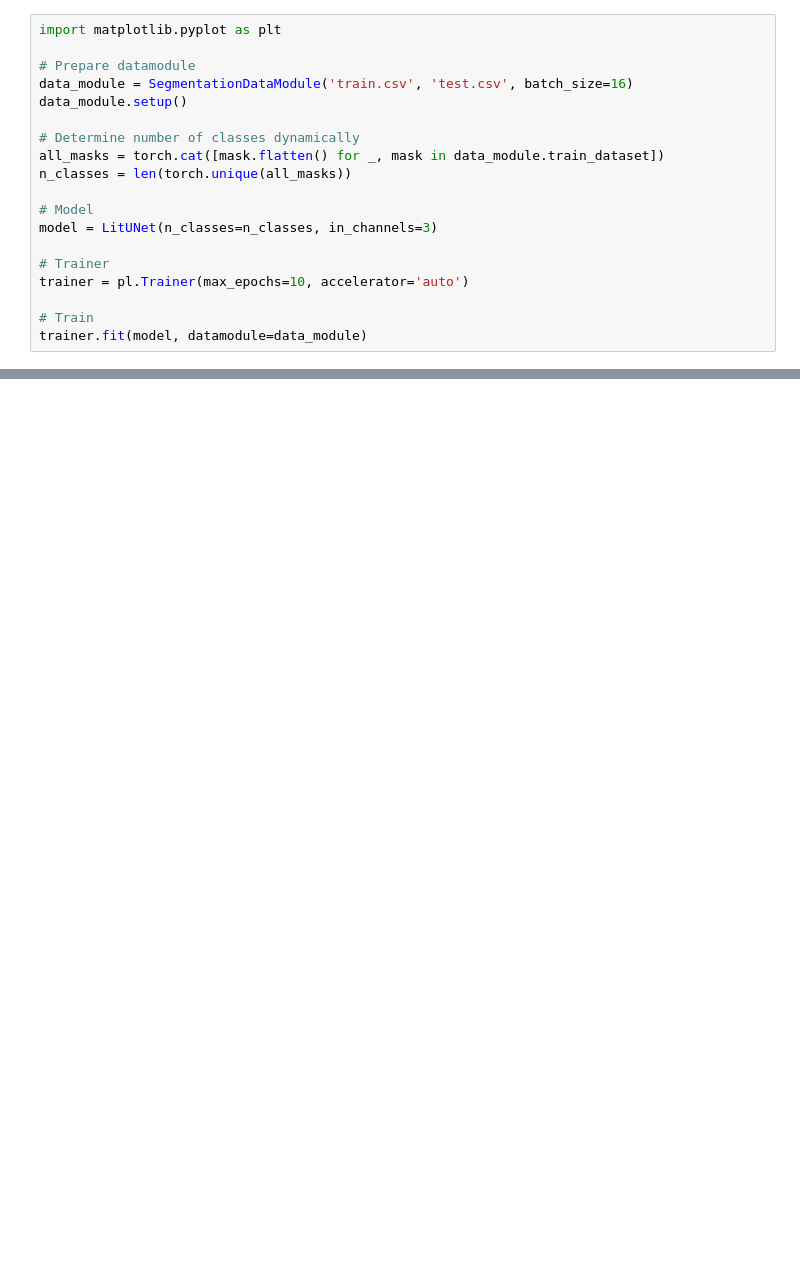
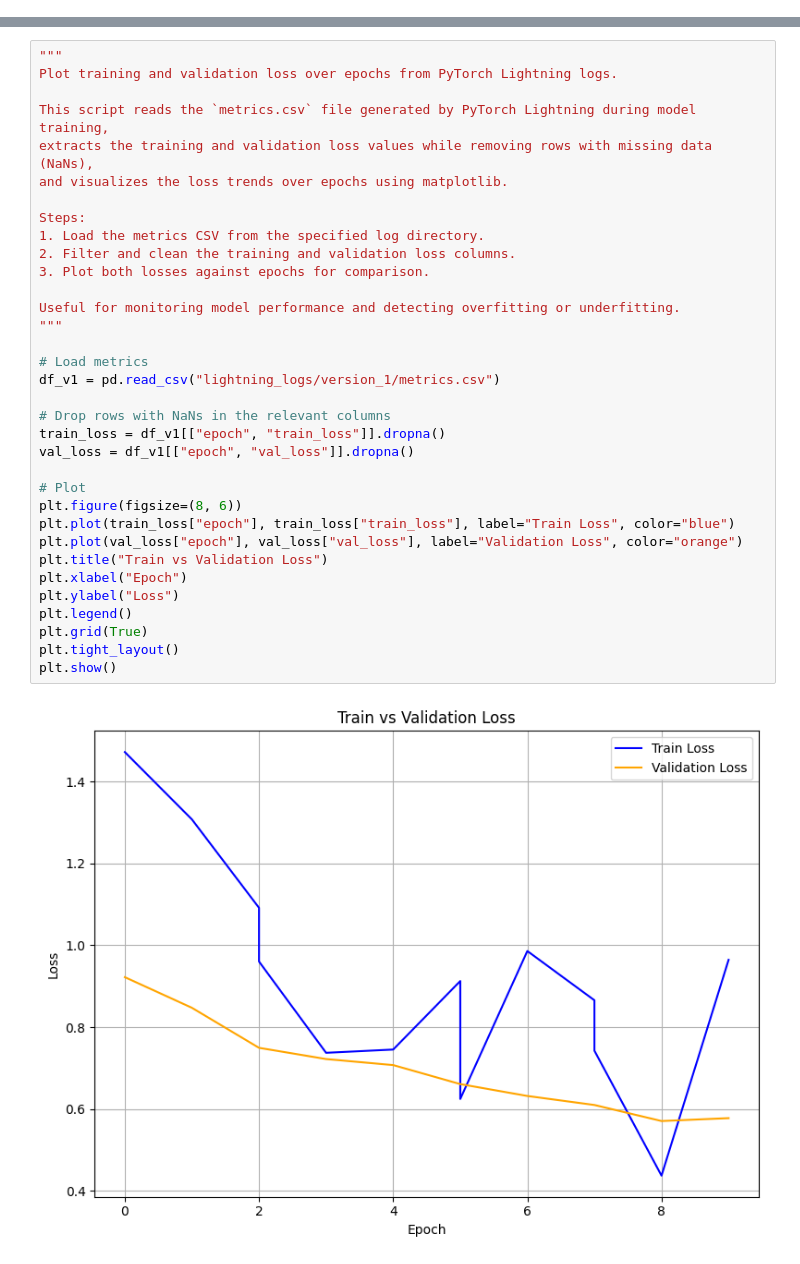
Before and after one commit to soumendu-11/satelite_image_segmentation, a Jupyter notebook: Unet_lightening_v1.ipynb, the cells around one changed output, grey strips where cells are left out. Drawn from its saved outputs; the diff is of its cells as text; blank space fills up the shorter version.

```diff
--- a/Unet_lightening_v1.ipynb
+++ b/Unet_lightening_v1.ipynb
@@ -96,19 +15,0 @@ class SegmentationDataModule(pl.LightningDataModule):
-# %%
-import matplotlib.pyplot as plt
-
-# Prepare datamodule
-data_module = SegmentationDataModule('train.csv', 'test.csv', batch_size=16)
-data_module.setup()
-
-# Determine number of classes dynamically
-all_masks = torch.cat([mask.flatten() for _, mask in data_module.train_dataset])
-n_classes = len(torch.unique(all_masks))
-
-# Model
-model = LitUNet(n_classes=n_classes, in_channels=3)
-
-# Trainer
-trainer = pl.Trainer(max_epochs=10, accelerator='auto')
-
-# Train
-trainer.fit(model, datamodule=data_module)
@@ -136,0 +375,36 @@ python3.11(66900) MallocStackLogging: can't turn off malloc stack logging becaus
+# %%
+"""
+Plot training and validation loss over epochs from PyTorch Lightning logs.
+
+This script reads the `metrics.csv` file generated by PyTorch Lightning during model training,
+extracts the training and validation loss values while removing rows with missing data (NaNs),
+and visualizes the loss trends over epochs using matplotlib.
+
+Steps:
+1. Load the metrics CSV from the specified log directory.
+2. Filter and clean the training and validation loss columns.
+3. Plot both losses against epochs for comparison.
+
+Useful for monitoring model performance and detecting overfitting or underfitting.
+"""
+
+# Load metrics
+df_v1 = pd.read_csv("lightning_logs/version_1/metrics.csv")
+
+# Drop rows with NaNs in the relevant columns
+train_loss = df_v1[["epoch", "train_loss"]].dropna()
+val_loss = df_v1[["epoch", "val_loss"]].dropna()
+
+# Plot
+plt.figure(figsize=(8, 6))
+plt.plot(train_loss["epoch"], train_loss["train_loss"], label="Train Loss", color="blue")
+plt.plot(val_loss["epoch"], val_loss["val_loss"], label="Validation Loss", color="orange")
+plt.title("Train vs Validation Loss")
+plt.xlabel("Epoch")
+plt.ylabel("Loss")
+plt.legend()
+plt.grid(True)
+plt.tight_layout()
+plt.show()
+# %% [output]
+[figure, added]
```
Also changed, not shown: parts of 22 cells of this notebook, 1 other file.
